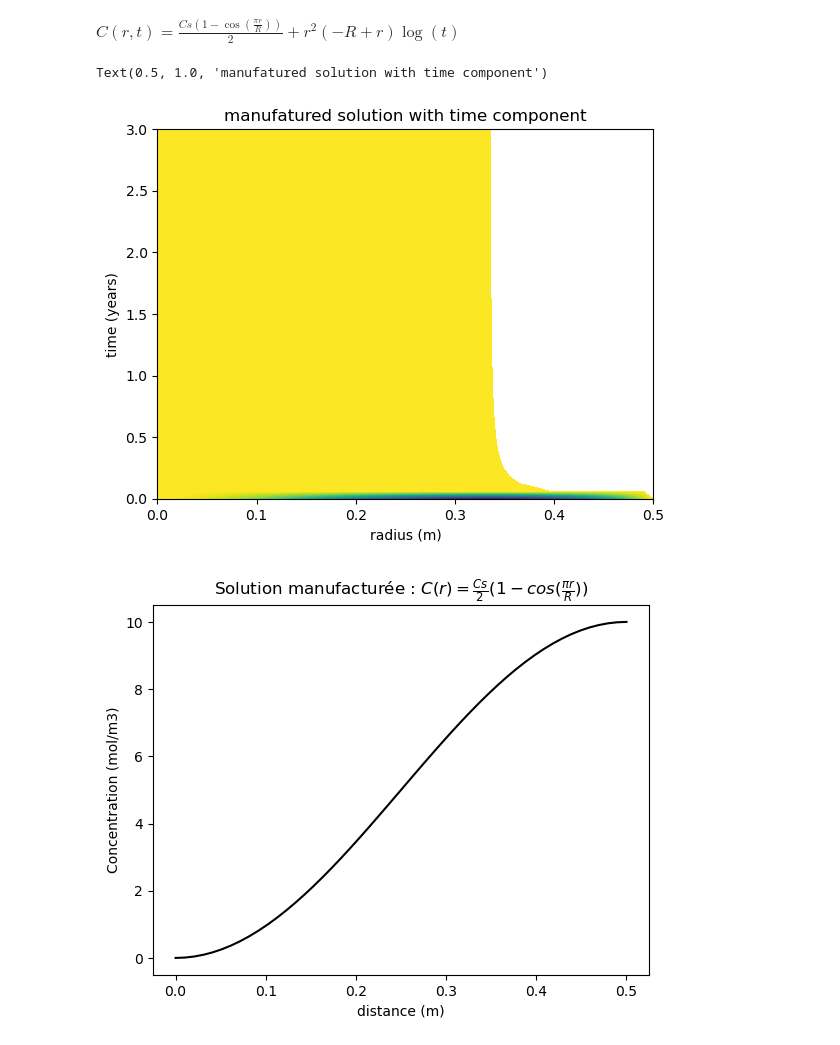
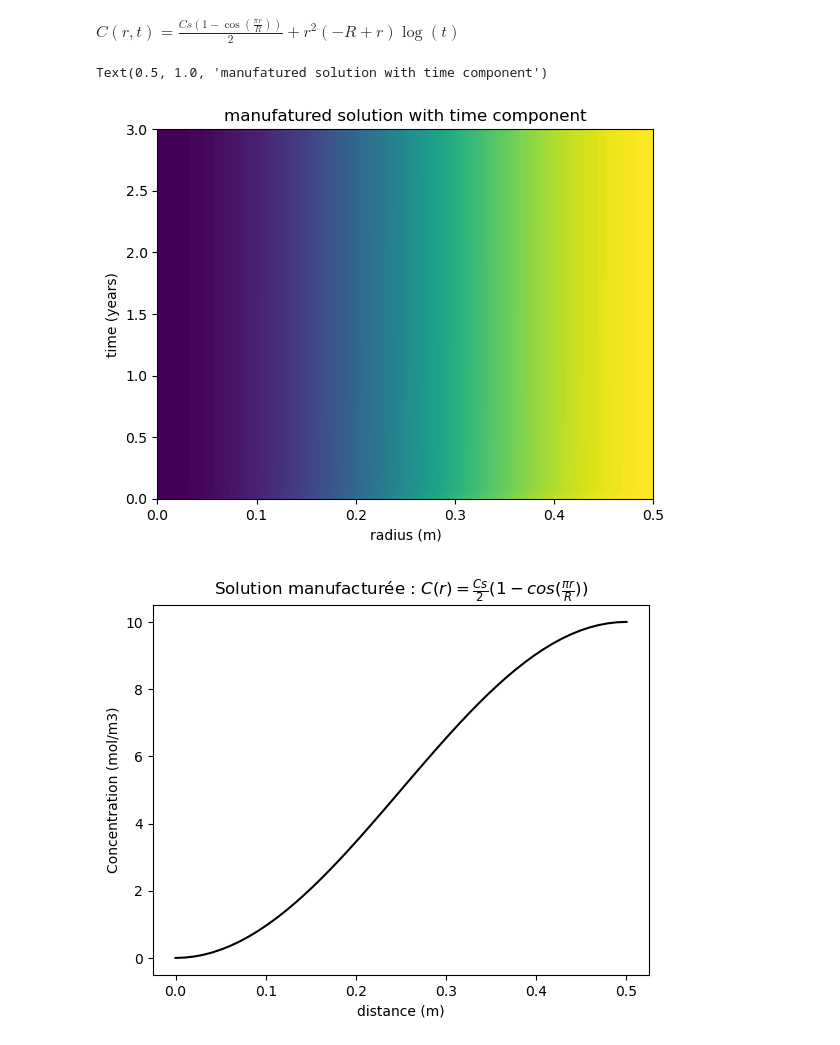
Before and after one commit to olivecha/MEC8211, a Jupyter notebook: devoir2/scratch.ipynb, the cells around one changed output. Drawn from its saved outputs; the diff is of its cells as text; code cells hidden in the pictures.

```diff
--- a/devoir2/scratch.ipynb
+++ b/devoir2/scratch.ipynb
@@ -183,16 +183,16 @@ def mms_time(r, t):
 # %%
 t = np.linspace(0, (3600*24*365)*3)
 r = np.linspace(0, 0.5)
 R, T = np.meshgrid(r, t)
-C = mms_source_time(R, T)
+C = mms_time(R, T)
 plt.contourf(R, T/(3600*24*365), C, levels=100)
 ax = plt.gca()
 ax.set_ylabel('time (years)')
 ax.set_xlabel('radius (m)')
 ax.set_title('manufatured solution with time component')
 # %% [output]
 Text(0.5, 1.0, 'manufatured solution with time component')
-[figure, old version]
+[figure, new version]
 # %%
 r_vals = np.linspace(0, 0.5)
 plt.plot(r_vals, mms_cos(r_vals), color='k')
```
Also changed, not shown: 1 other file.
